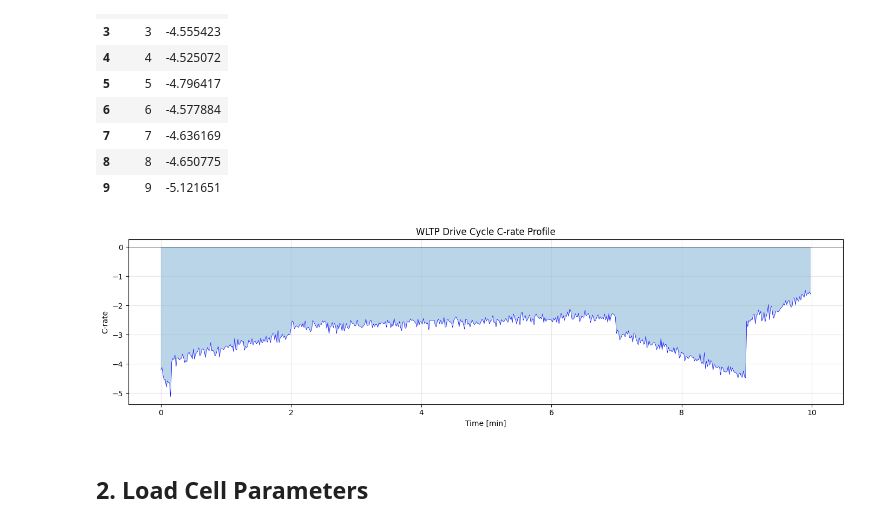
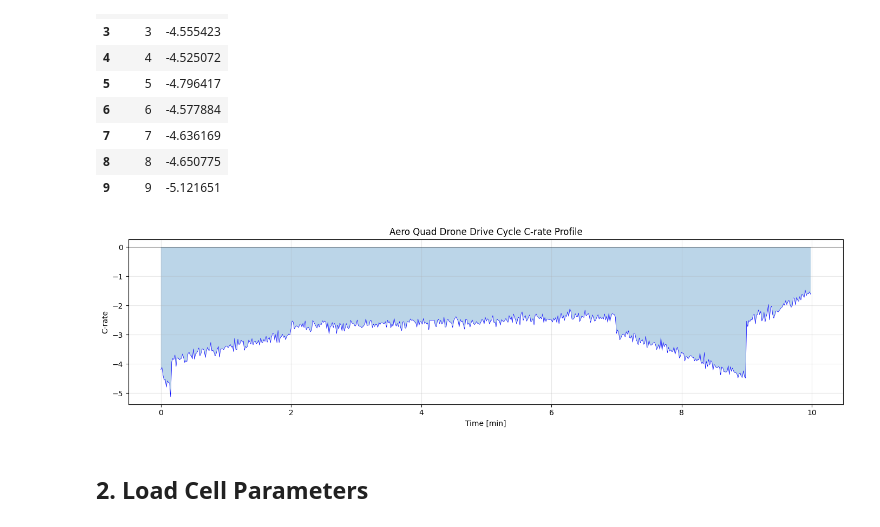
Before and after one commit to arismachina/demo-model-library, a Jupyter notebook: notebooks/simulate_wltp.ipynb, the cells around one changed output. Cells and saved outputs as stored; diff of their text form; code cells hidden in the pictures.

```diff
--- a/notebooks/simulate_wltp.ipynb
+++ b/notebooks/simulate_wltp.ipynb
@@ -18,9 +18,9 @@ from model_library import run_spmet
 # %% [markdown]
 ## 1. Load Drive Cycle Data
 # %%
-# Load WLTP drive cycle (C-rate vs time)
-# drive_cycle_path = Path("../drive_cycles/Auto WLTP.csv")
-drive_cycle_path = Path("../drive_cycles/Aero Quad Drone.csv")
+# Load drive cycle (Power vs time)
+drive_cycle = "Aero Quad Drone"
+drive_cycle_path = Path(f"../drive_cycles/{drive_cycle}.csv")
 drive_cycle_df = pd.read_csv(drive_cycle_path)
 
 print(f"Drive cycle duration: {drive_cycle_df['time'].max()} seconds ({drive_cycle_df['time'].max()/60:.1f} min)")
@@ -47,17 +47,17 @@ C-rate range: -5.122 to -1.477 C
 # %%
 # Plot the drive cycle
 fig, ax = plt.subplots(figsize=(14, 4))
 ax.plot(drive_cycle_df['time']/60, drive_cycle_df['c_rate'], 'b-', linewidth=0.5)
 ax.fill_between(drive_cycle_df['time']/60, drive_cycle_df['c_rate'], 0, alpha=0.3)
 ax.set_xlabel('Time [min]')
 ax.set_ylabel('C-rate')
-ax.set_title('WLTP Drive Cycle C-rate Profile')
+ax.set_title(f'{drive_cycle} Drive Cycle C-rate Profile')
 ax.grid(True, alpha=0.3)
 ax.axhline(y=0, color='k', linestyle='-', linewidth=0.5)
 plt.tight_layout()
 plt.show()
 # %% [output]
-[figure, old version]
+[figure, new version]
 # %% [markdown]
 ## 2. Load Cell Parameters
 # %%
```
Also changed, not shown: parts of 4 cells of this notebook, 14 other files.
